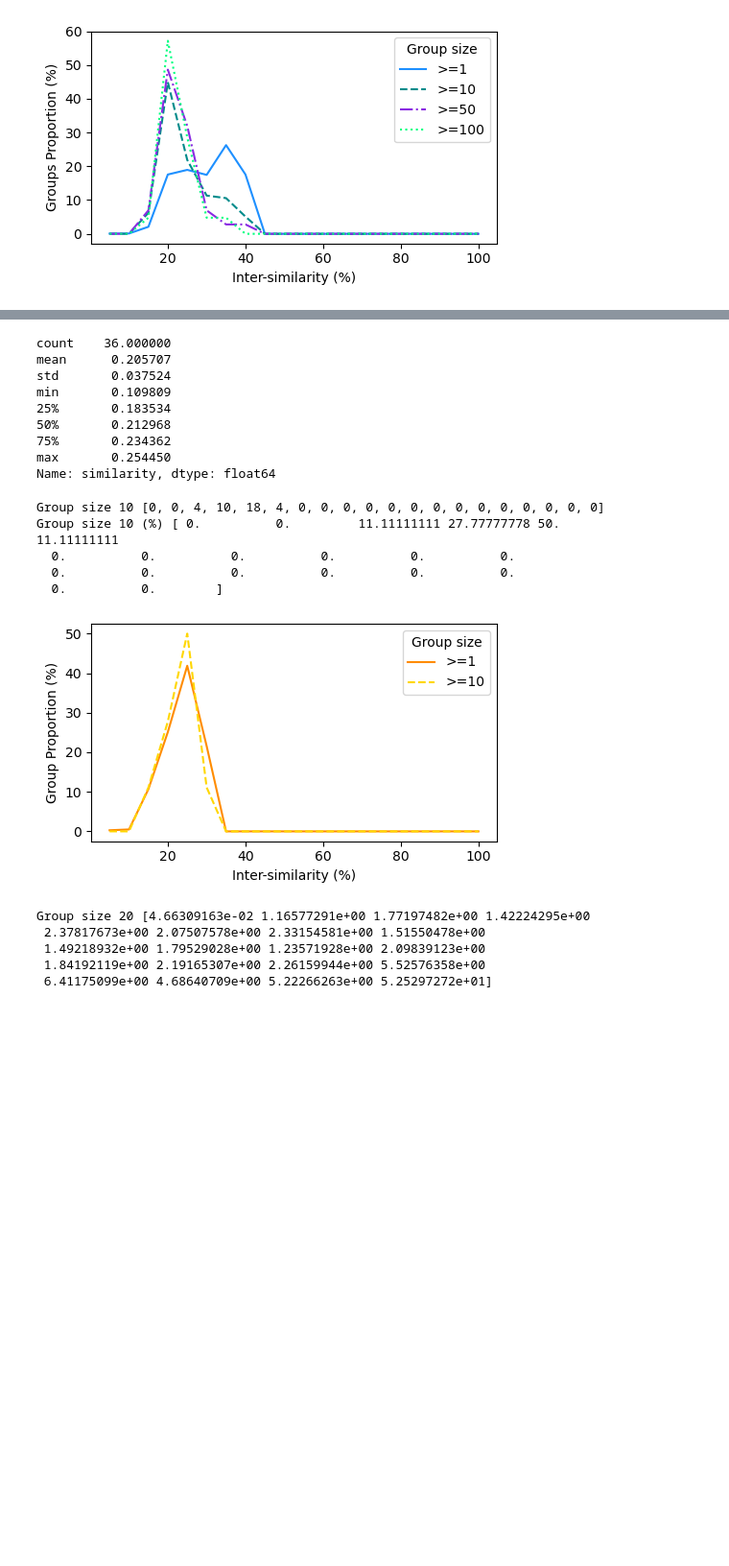
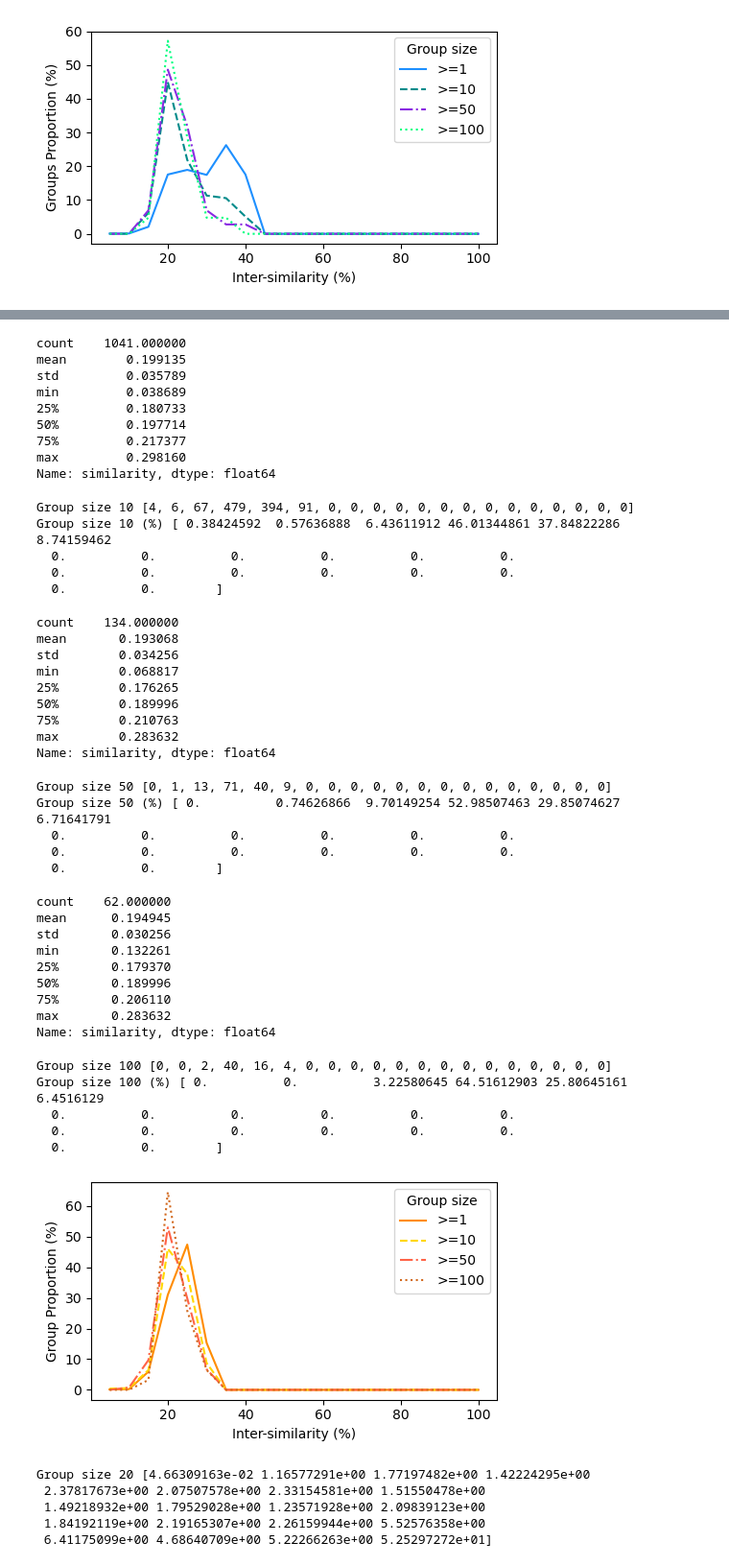
Before and after one commit to duyhuynhdev/serial-scammer-analyser, a Jupyter notebook: main/analysis/similarity_analysis.ipynb, the cells around one changed output, grey strips where cells are left out. Shown at 96% size. Saved outputs shown, nothing was run; the diff lists cells and outputs as text; code cells hidden in the pictures; blank space fills up the shorter version.

```diff
--- a/main/analysis/similarity_analysis.ipynb
+++ b/main/analysis/similarity_analysis.ipynb
@@ -249,6 +294,6 @@ Group size 100 (%) [ 0.          0.          4.76190476 57.14285714 28.57142857
 [figure]
 # %%
 inter_similarities = pd.read_csv("data/similarity/panv2_inter_similarities.csv")
-setting_1 = lines_with_lower_bound_build(inter_similarities,"","Inter-similarity (%)", "Group Proportion (%)", "BNB", "upper right", thsld=[1,10])
+setting_1 = lines_with_lower_bound_build(inter_similarities,"","Inter-similarity (%)", "Group Proportion (%)", "BNB", "upper right")
 ChartDrawer.multi_lines("img/inter_pan.png",setting_1)
 # %% [output]
@@ -269,18 +315,46 @@ Group size 1 (%) [ 0.28095734  0.48907388 10.6867846  25.10926119 41.87304891 21
-count    36.000000
-mean      0.205707
-std       0.037524
-min       0.109809
-25%       0.183534
-50%       0.212968
-75%       0.234362
-max       0.254450
+count    1041.000000
+mean        0.199135
+std         0.035789
+min         0.038689
+25%         0.180733
+50%         0.197714
+75%         0.217377
+max         0.298160
 Name: similarity, dtype: float64
-Group size 10 [0, 0, 4, 10, 18, 4, 0, 0, 0, 0, 0, 0, 0, 0, 0, 0, 0, 0, 0, 0]
-Group size 10 (%) [ 0.          0.         11.11111111 27.77777778 50.         11.11111111
+Group size 10 [4, 6, 67, 479, 394, 91, 0, 0, 0, 0, 0, 0, 0, 0, 0, 0, 0, 0, 0, 0]
+Group size 10 (%) [ 0.38424592  0.57636888  6.43611912 46.01344861 37.84822286  8.74159462
   0.          0.          0.          0.          0.          0.
   0.          0.          0.          0.          0.          0.
   0.          0.        ]
+count    134.000000
+mean       0.193068
+std        0.034256
+min        0.068817
+25%        0.176265
+50%        0.189996
+75%        0.210763
+max        0.283632
+Name: similarity, dtype: float64
+Group size 50 [0, 1, 13, 71, 40, 9, 0, 0, 0, 0, 0, 0, 0, 0, 0, 0, 0, 0, 0, 0]
+Group size 50 (%) [ 0.          0.74626866  9.70149254 52.98507463 29.85074627  6.71641791
+  0.          0.          0.          0.          0.          0.
+  0.          0.          0.          0.          0.          0.
+  0.          0.        ]
+count    62.000000
+mean      0.194945
+std       0.030256
+min       0.132261
+25%       0.179370
+50%       0.189996
+75%       0.206110
+max       0.283632
+Name: similarity, dtype: float64
+Group size 100 [0, 0, 2, 40, 16, 4, 0, 0, 0, 0, 0, 0, 0, 0, 0, 0, 0, 0, 0, 0]
+Group size 100 (%) [ 0.          0.          3.22580645 64.51612903 25.80645161  6.4516129
+  0.          0.          0.          0.          0.          0.
+  0.          0.          0.          0.          0.          0.
+  0.          0.        ]
-[figure, old version]
+[figure, new version]
 # %%
 bins = create_bins(num=20)
 x = bins_to_labels(bins)
```
Also changed, not shown: parts of 5 cells of this notebook, 20 other files.
